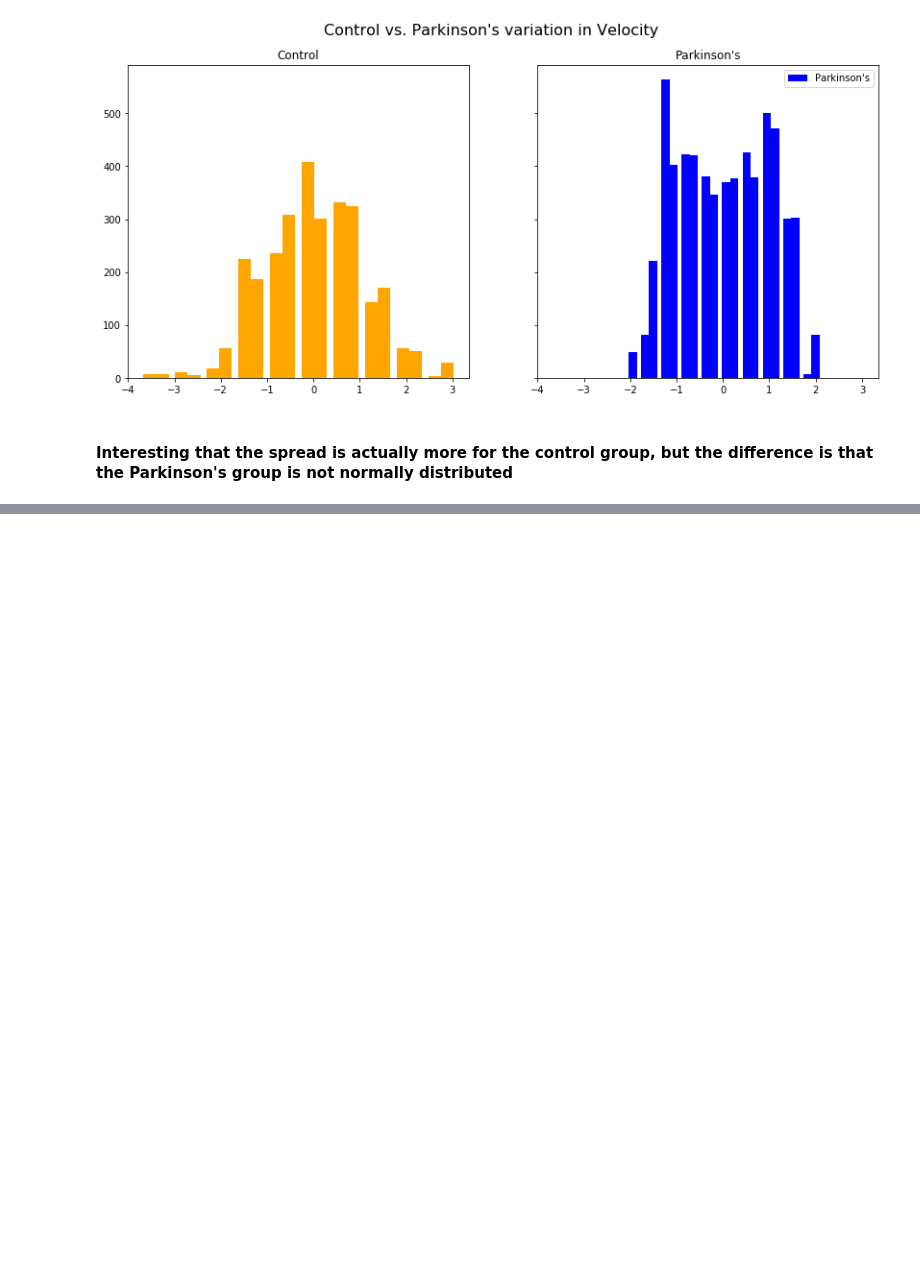
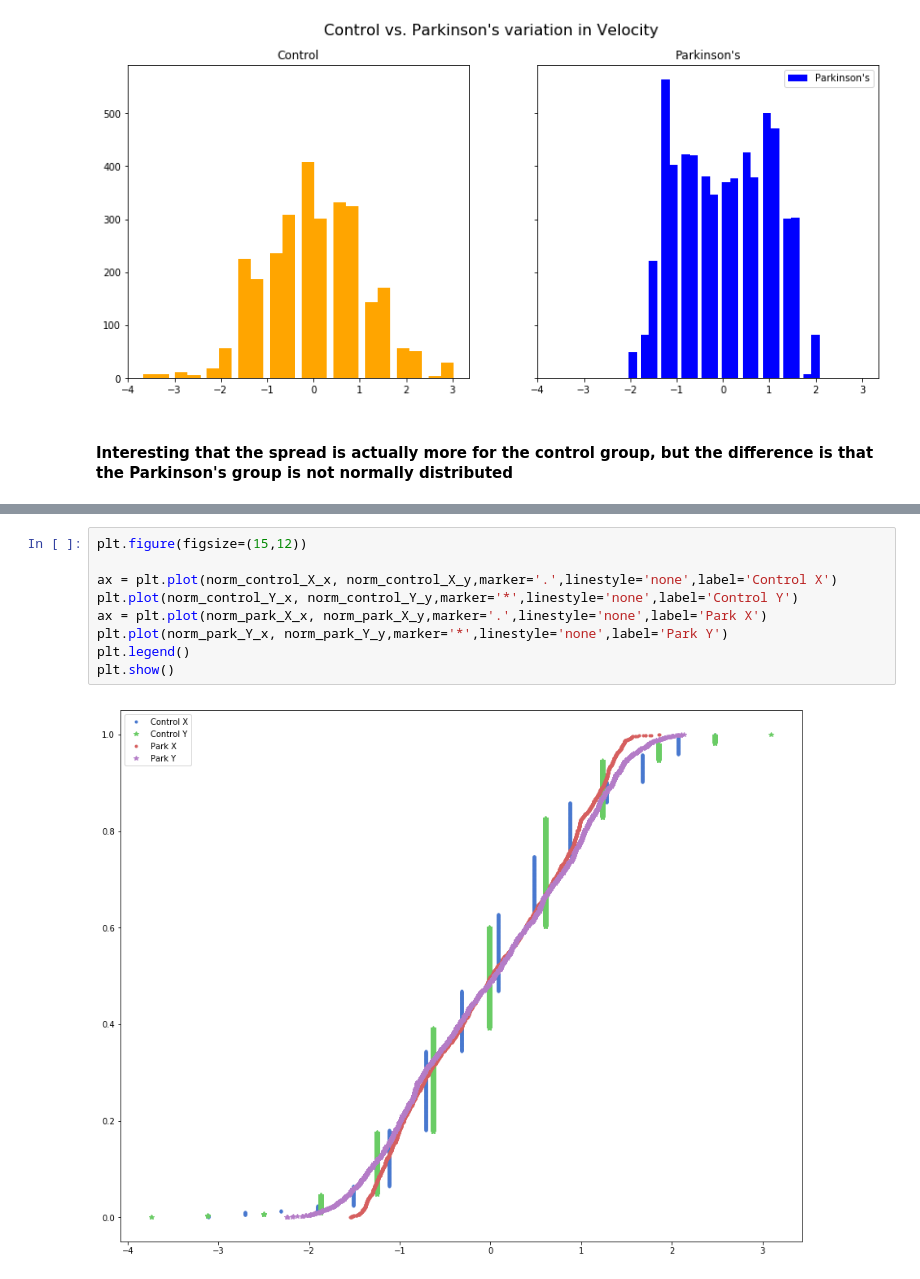
Before and after one commit to MichaelNormandyGavin/parkinsons, a Jupyter notebook: parkinsons.ipynb, the cells around one changed output, grey strips where cells are left out. Cells and saved outputs as stored; diff of their text form; blank space fills up the shorter version.

```diff
--- a/parkinsons.ipynb
+++ b/parkinsons.ipynb
@@ -685,0 +698,11 @@ plt.show()
+# %%
+plt.figure(figsize=(15,12))
+
+ax = plt.plot(norm_control_X_x, norm_control_X_y,marker='.',linestyle='none',label='Control X')
+plt.plot(norm_control_Y_x, norm_control_Y_y,marker='*',linestyle='none',label='Control Y')
+ax = plt.plot(norm_park_X_x, norm_park_X_y,marker='.',linestyle='none',label='Park X')
+plt.plot(norm_park_Y_x, norm_park_Y_y,marker='*',linestyle='none',label='Park Y')
+plt.legend()
+plt.show()
+# %% [output]
+[figure, added]
```
Also changed, not shown: parts of 5 cells of this notebook, 2 other files.
